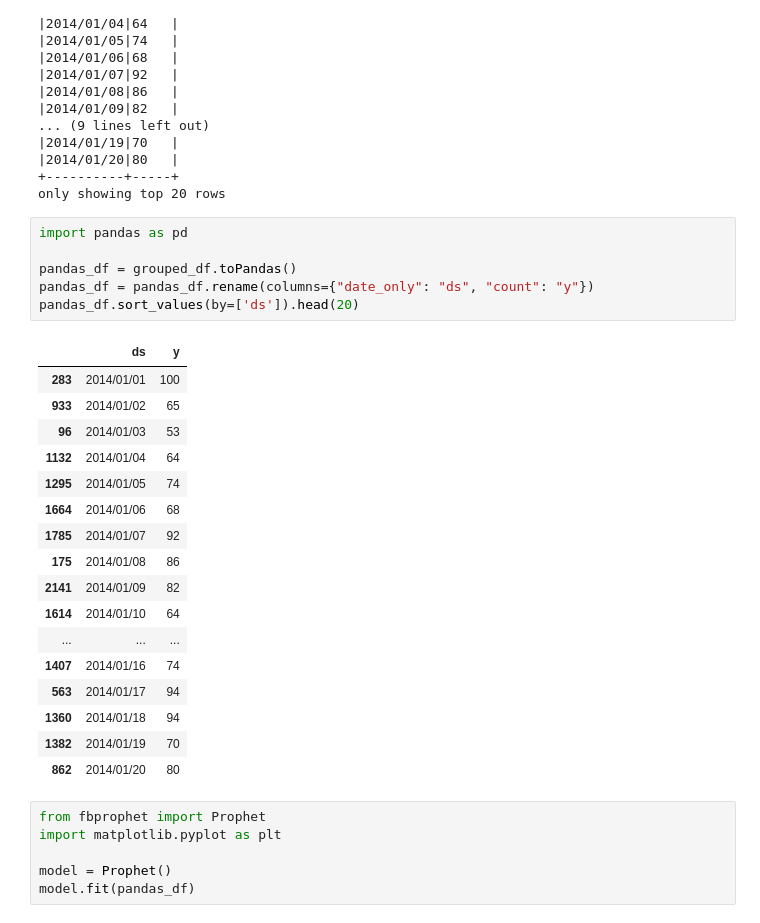
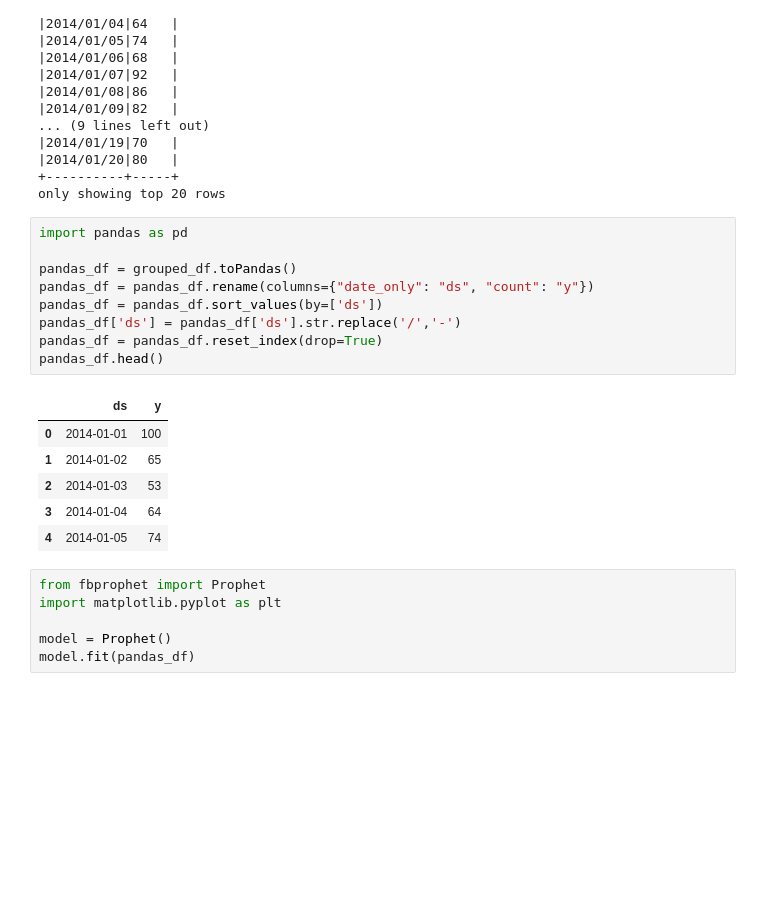
Before and after one commit to lovenalee/Final-Project, a Jupyter notebook: MajCrimes.ipynb, the cells around one changed output. Cells and saved outputs as stored; diff of their text form; blank space fills up the shorter version.

```diff
--- a/MajCrimes.ipynb
+++ b/MajCrimes.ipynb
@@ -106,27 +106,19 @@ only showing top 20 rows
 # %%
 import pandas as pd
 
 pandas_df = grouped_df.toPandas()
 pandas_df = pandas_df.rename(columns={"date_only": "ds", "count": "y"})
-pandas_df.sort_values(by=['ds']).head(20)
+pandas_df = pandas_df.sort_values(by=['ds'])
+pandas_df['ds'] = pandas_df['ds'].str.replace('/','-')
+pandas_df = pandas_df.reset_index(drop=True)
+pandas_df.head()
 # %% [output]
 |  | ds | y |
-| 283 | 2014/01/01 | 100 |
-| 933 | 2014/01/02 | 65 |
-| 96 | 2014/01/03 | 53 |
-| 1132 | 2014/01/04 | 64 |
-| 1295 | 2014/01/05 | 74 |
-| 1664 | 2014/01/06 | 68 |
-| 1785 | 2014/01/07 | 92 |
-| 175 | 2014/01/08 | 86 |
-| 2141 | 2014/01/09 | 82 |
-| 1614 | 2014/01/10 | 64 |
-| ... | ... | ... |
-| 1407 | 2014/01/16 | 74 |
-| 563 | 2014/01/17 | 94 |
-| 1360 | 2014/01/18 | 94 |
-| 1382 | 2014/01/19 | 70 |
-| 862 | 2014/01/20 | 80 |
+| 0 | 2014-01-01 | 100 |
+| 1 | 2014-01-02 | 65 |
+| 2 | 2014-01-03 | 53 |
+| 3 | 2014-01-04 | 64 |
+| 4 | 2014-01-05 | 74 |
 # %%
 from fbprophet import Prophet
 import matplotlib.pyplot as plt
```
Also changed, not shown: parts of 2 cells of this notebook.
